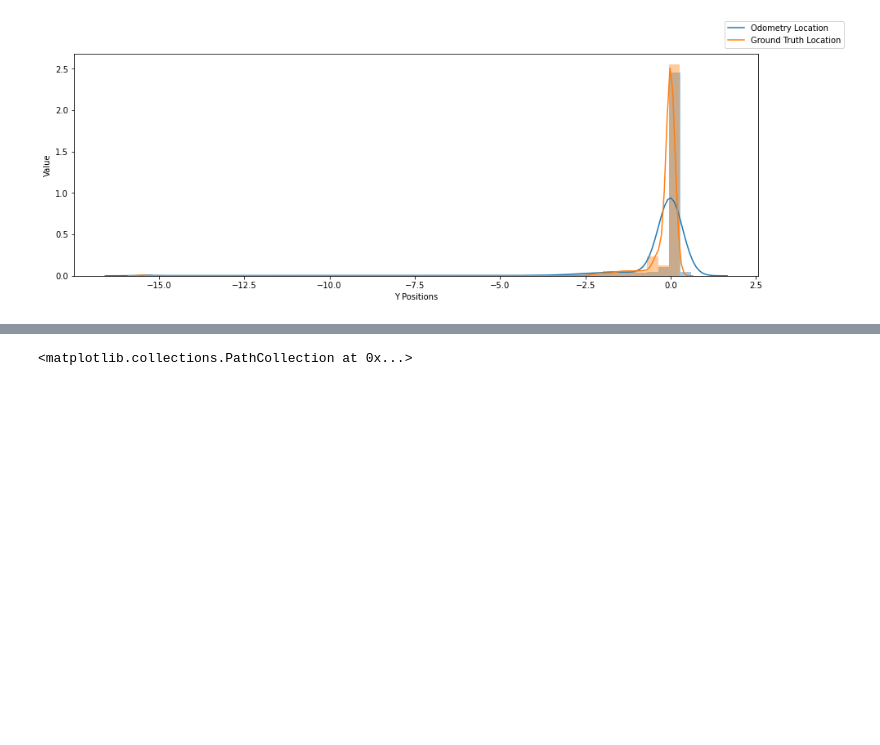
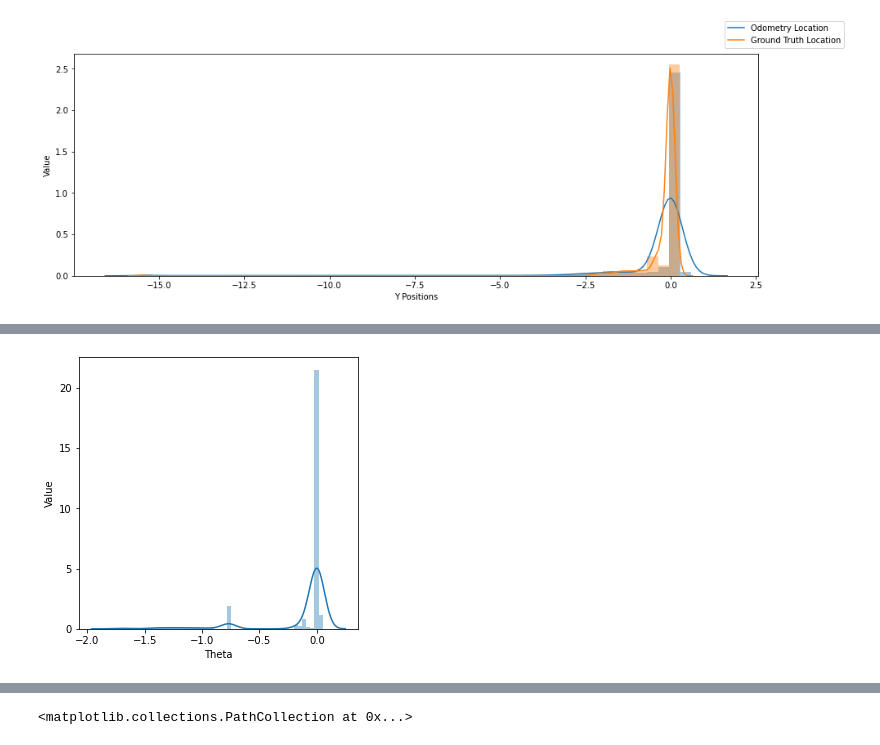
Before and after one commit to tejalvs/RobotOdometryMining, a Jupyter notebook: EDA.ipynb, the cells around one changed output, grey strips where cells are left out. Saved outputs shown, nothing was run; the diff lists cells and outputs as text; code cells hidden in the pictures; blank space fills up the shorter version.

```diff
--- a/EDA.ipynb
+++ b/EDA.ipynb
@@ -171,0 +101,8 @@ import matplotlib.ticker as ticker
+# %%
+fig=plt.figure(figsize = (5,5))
+sns.distplot(roomba_data['Theta'])
+plt.xlabel("Theta")
+plt.ylabel("Value")
+plt.show()
+# %% [output]
+[figure, added]
```
Also changed, not shown: parts of 20 cells of this notebook.
